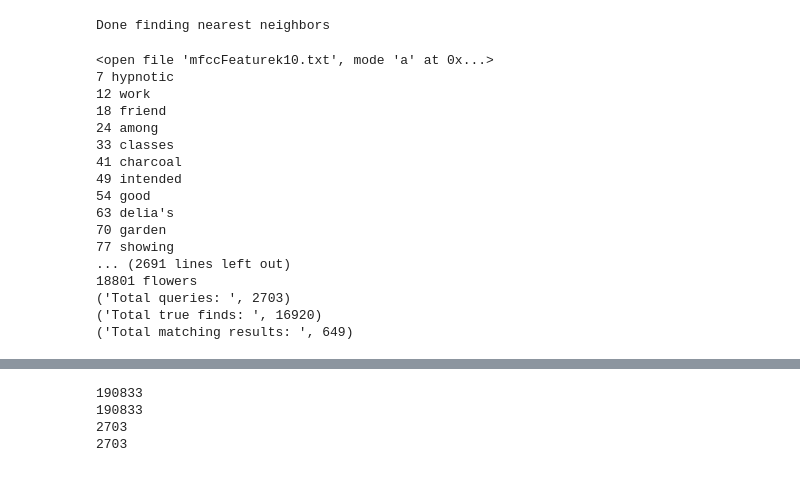
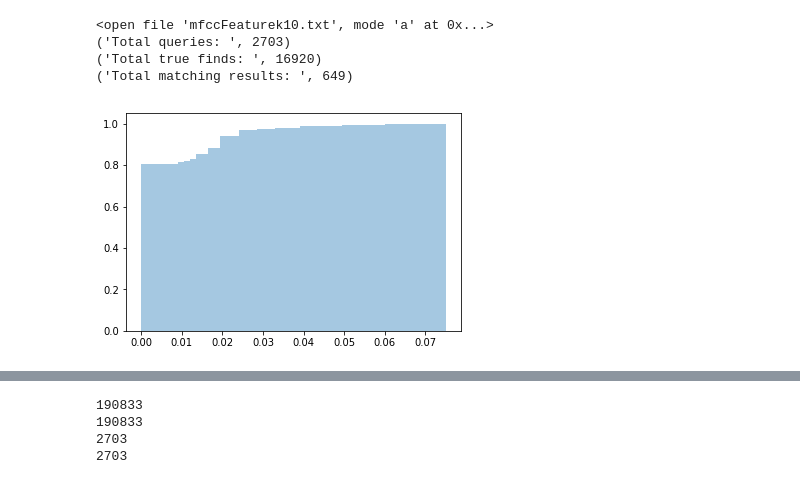
Before and after one commit to divya-pitta/spokenkeywordsearch, a Jupyter notebook: GroundTruth/KNN-MFCC.ipynb, the cells around one changed output, grey strips where cells are left out. Drawn from its saved outputs; the diff is of its cells as text; code cells hidden in the pictures.

Commit message:
Taking top k indices acc. to distances across query frames

```diff
--- a/GroundTruth/KNN-MFCC.ipynb
+++ b/GroundTruth/KNN-MFCC.ipynb
@@ -171,5 +234,7 @@ Done initKNN
 # %%
-# nndistances, nnindices = knnObj.searchForQuery(queryFeatures)
-# print("Done finding nearest neighbors")
+# knnObj.initKNN(10, "ball_tree", audioFeatures)
+# print("Done initKNN")
+nndistances, nnindices = knnObj.searchForQuery(queryFeatures)
+print("Done finding nearest neighbors")
+resultchecker = indexer()
+precisionList, recallList =resultchecker.compareResults(nnindices, nndistances, audioPosnDict, queryPosnDict, 'mfccFeaturek10.txt', 10)
-# %% [output]
-Done finding nearest neighbors
@@ -181,3 +240,0 @@ Done finding nearest neighbors
-# %%
-nndistances = pickle.load(open("distancesatk10.p", 'r'))
-nnindices = pickle.load(open("indicesatk10.p", 'r'))
@@ -186,20 +241,15 @@ resultchecker = indexer()
 # %%
-resultchecker.compareResults(nnindices, nndistances, audioPosnDict, queryPosnDict, 'mfccFeaturek10.txt', 10)
+resultchecker = indexer()
+precisionList, recallList =resultchecker.compareResults(nnindices, nndistances, audioPosnDict, queryPosnDict, 'mfccFeaturek10.txt', 10)
 # %% [output]
 <open file 'mfccFeaturek10.txt', mode 'a' at 0x...>
-7 hypnotic
-12 work
-18 friend
-24 among
-33 classes
-41 charcoal
-49 intended
-54 good
-63 delia's
-70 garden
-77 showing
-... (2691 lines left out)
-18801 flowers
 ('Total queries: ', 2703)
 ('Total true finds: ', 16920)
 ('Total matching results: ', 649)
+# %%
+try:
+    sns.distplot(precisionList, hist_kws=dict(cumulative=True), kde_kws=dict(cumulative=True))
+except ImportError:
+    doNothing = 0
+# %% [output]
+[figure, added]
```
Also changed, not shown: parts of 19 cells of this notebook.
